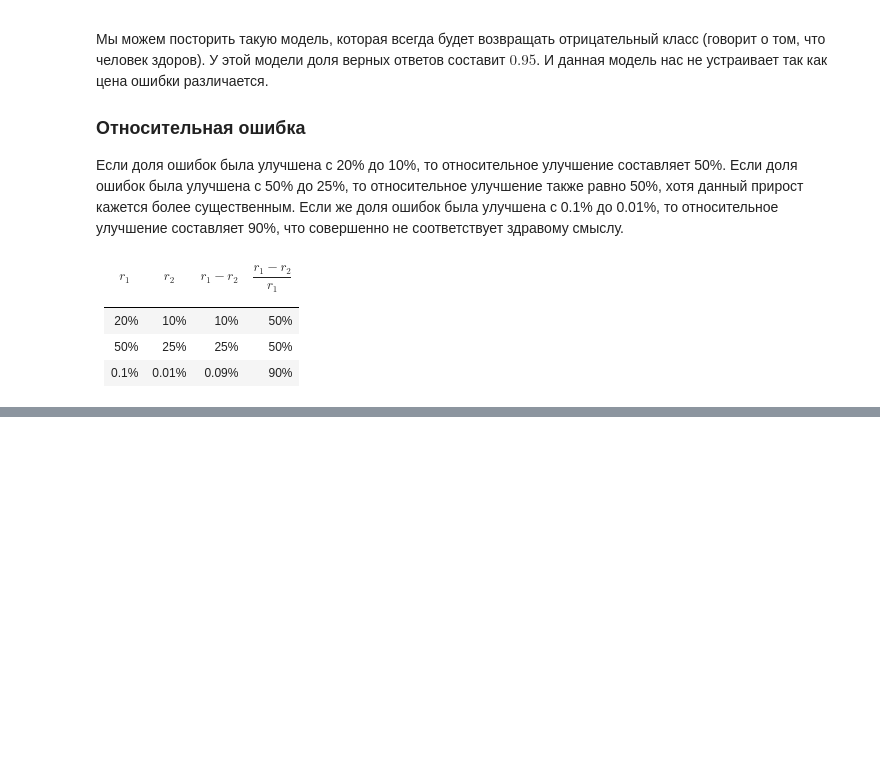
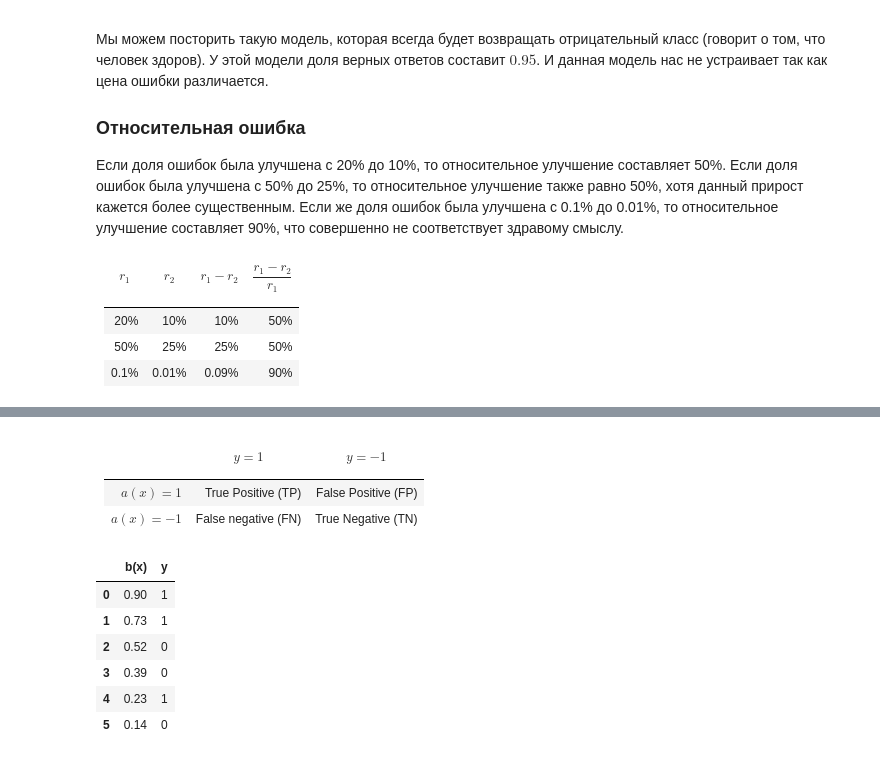
Before and after one commit to SciWake/Intermediate_education, a Jupyter notebook: Machine_learning/4_Linear_classification_Notes.ipynb, the cells around one changed output, grey strips where cells are left out. Saved outputs shown, nothing was run; the diff lists cells and outputs as text; code cells hidden in the pictures; blank space fills up the shorter version.

```diff
--- a/Machine_learning/4_Linear_classification_Notes.ipynb
+++ b/Machine_learning/4_Linear_classification_Notes.ipynb
@@ -212,0 +249,26 @@ $\large F_{\beta} = (1 + \beta^2) \frac{\text{precision} \cdot \text{recall}}{\b
+# %% [markdown]
+
+|            |$$y=1$$             |$$y=-1$$             |
+|:----------:|:------------------:|:-------------------:|
+|$a(x) = 1$  |True Positive (TP)  |False Positive (FP)  |
+|$a(x) = -1$ |False negative (FN) |True Negative (TN)   |
+# %%
+import pandas as pd
+import numpy as np
+import matplotlib.pyplot as plt
+from sklearn.metrics import confusion_matrix
+
+%matplotlib inline
+%config InlineBackend.figure_format = 'svg'
+
+data = pd.DataFrame({'b(x)': [0.90, 0.73, 0.52, 0.39, 0.23, 0.14],
+                     'y': [1, 1, 0, 0, 1, 0]})
+data
+# %% [output]
+|  | b(x) | y |
+| 0 | 0.90 | 1 |
+| 1 | 0.73 | 1 |
+| 2 | 0.52 | 0 |
+| 3 | 0.39 | 0 |
+| 4 | 0.23 | 1 |
+| 5 | 0.14 | 0 |
```
Also changed, not shown: parts of 8 cells of this notebook.
